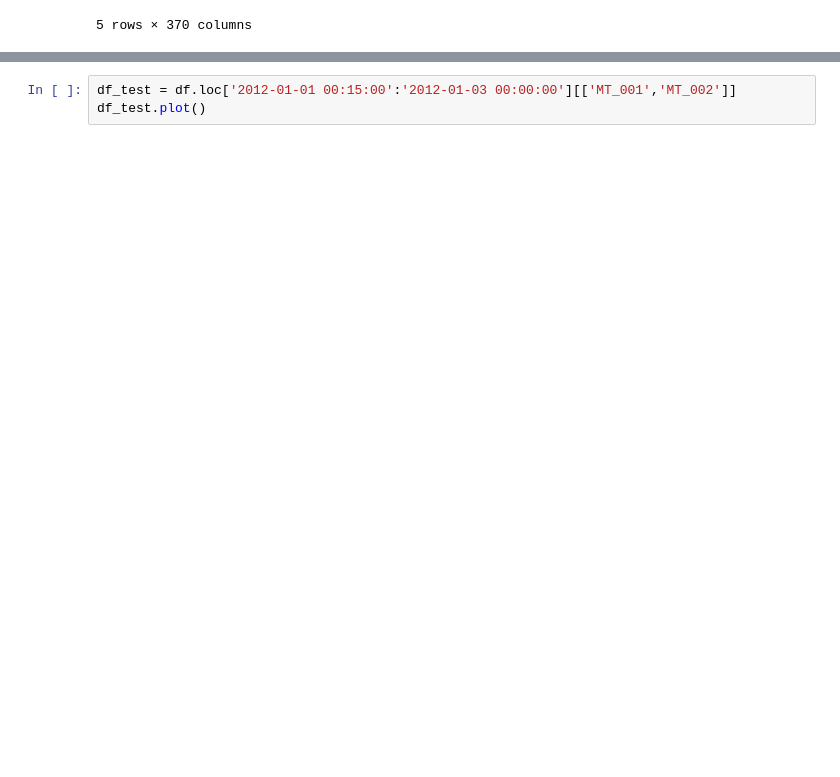
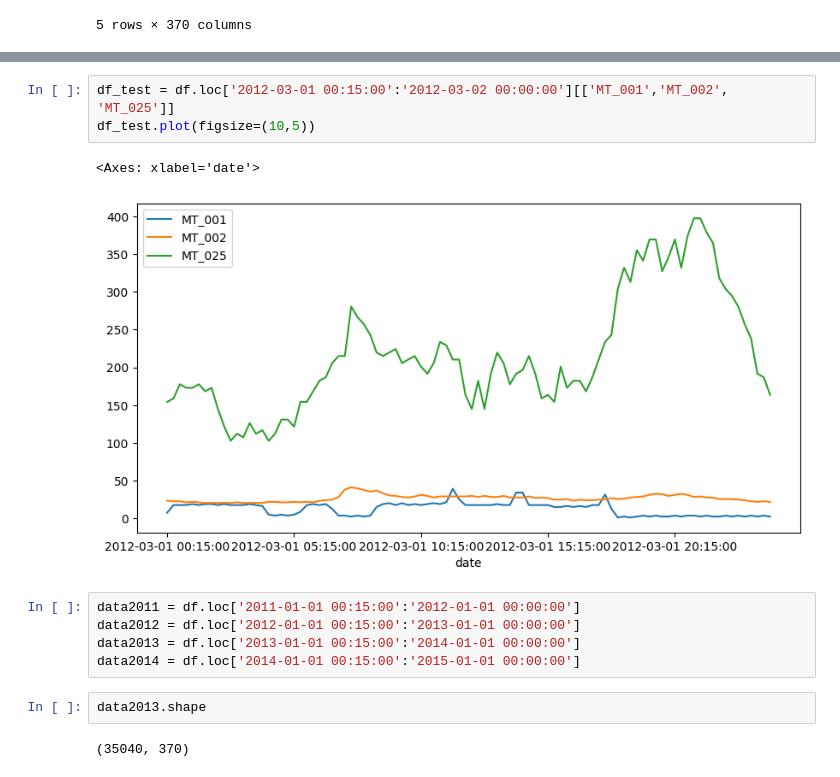
Before and after one commit to RandyLuChang/schulich_data_science, a Jupyter notebook: MBAN 6120/class4_practice.ipynb, the cells around one changed output, grey strips where cells are left out. Cells and saved outputs as stored; diff of their text form; blank space fills up the shorter version.

```diff
--- a/MBAN 6120/class4_practice.ipynb
+++ b/MBAN 6120/class4_practice.ipynb
@@ -46,3 +49,15 @@ df_test.plot()
 # %%
-df_test = df.loc['2012-01-01 00:15:00':'2012-01-03 00:00:00'][['MT_001','MT_002']]
-df_test.plot()
+df_test = df.loc['2012-03-01 00:15:00':'2012-03-02 00:00:00'][['MT_001','MT_002', 'MT_025']]
+df_test.plot(figsize=(10,5))
+# %% [output]
+<Axes: xlabel='date'>
+[figure, added]
+# %%
+data2011 = df.loc['2011-01-01 00:15:00':'2012-01-01 00:00:00']
+data2012 = df.loc['2012-01-01 00:15:00':'2013-01-01 00:00:00']
+data2013 = df.loc['2013-01-01 00:15:00':'2014-01-01 00:00:00']
+data2014 = df.loc['2014-01-01 00:15:00':'2015-01-01 00:00:00']
+# %%
+data2013.shape
+# %% [output]
+(35040, 370)
```
Also changed, not shown: parts of 27 cells of this notebook.
